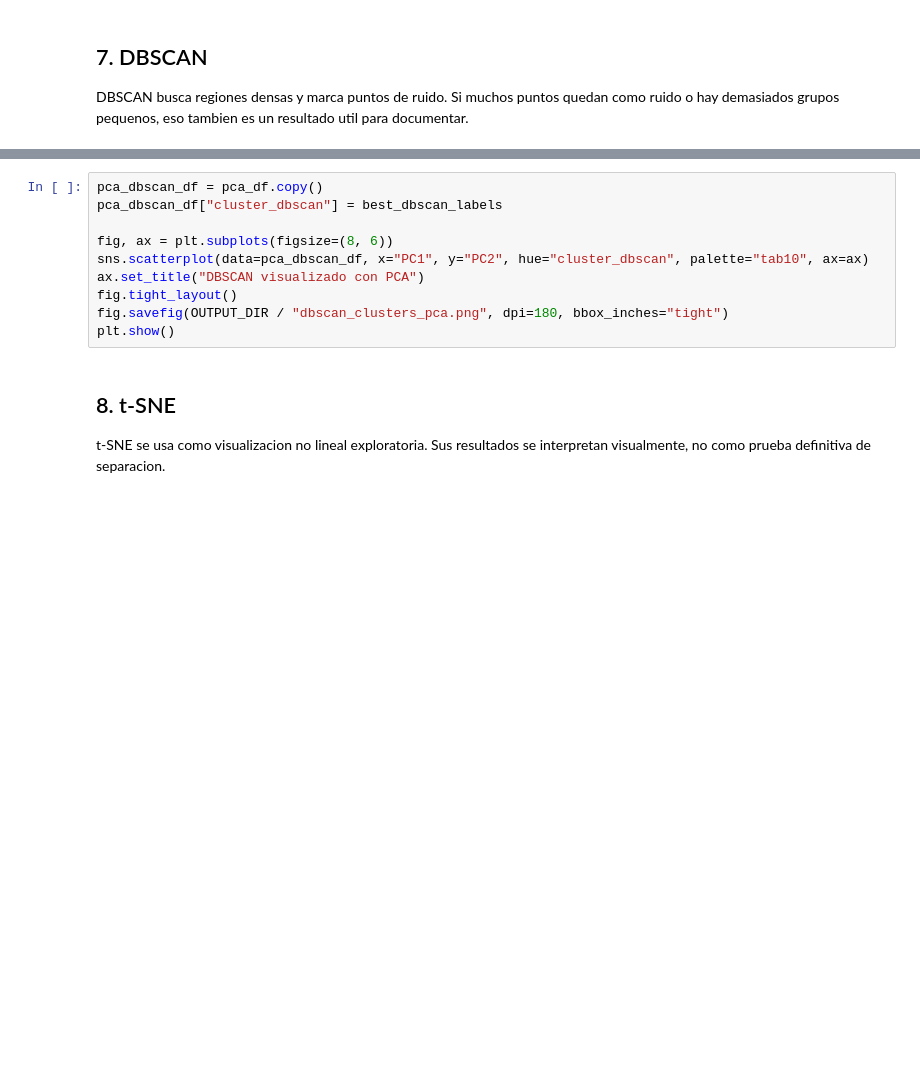
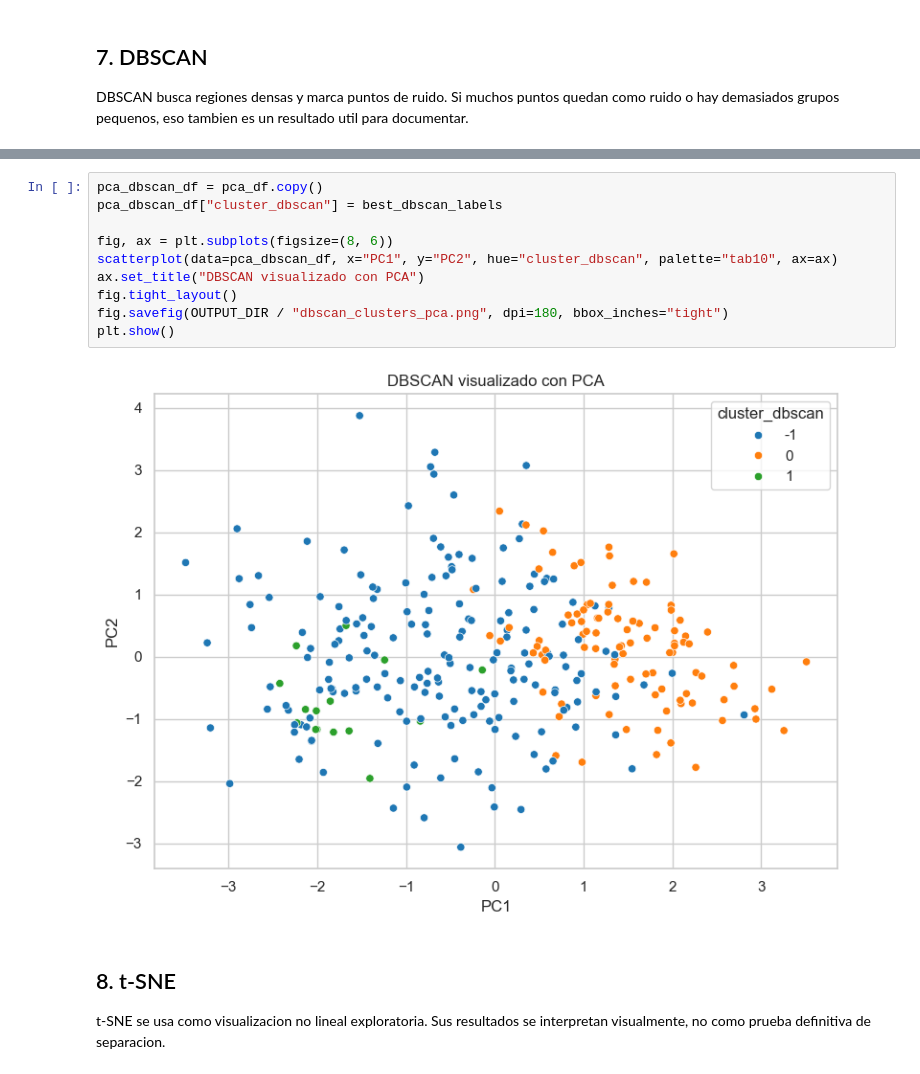
Before and after one commit to JD3M0N/ML, a Jupyter notebook: mundial_project/notebooks/02_aprendizaje_no_supervisado.ipynb, the cells around one changed output, grey strips where cells are left out. Saved outputs shown, nothing was run; the diff lists cells and outputs as text; blank space fills up the shorter version.

```diff
--- a/mundial_project/notebooks/02_aprendizaje_no_supervisado.ipynb
+++ b/mundial_project/notebooks/02_aprendizaje_no_supervisado.ipynb
@@ -271,13 +405,15 @@ if best_dbscan_labels is None:
 # %%
 pca_dbscan_df = pca_df.copy()
 pca_dbscan_df["cluster_dbscan"] = best_dbscan_labels
 
 fig, ax = plt.subplots(figsize=(8, 6))
-sns.scatterplot(data=pca_dbscan_df, x="PC1", y="PC2", hue="cluster_dbscan", palette="tab10", ax=ax)
+scatterplot(data=pca_dbscan_df, x="PC1", y="PC2", hue="cluster_dbscan", palette="tab10", ax=ax)
 ax.set_title("DBSCAN visualizado con PCA")
 fig.tight_layout()
 fig.savefig(OUTPUT_DIR / "dbscan_clusters_pca.png", dpi=180, bbox_inches="tight")
 plt.show()
+# %% [output]
+[figure, added]
 # %% [markdown]
 ## 8. t-SNE
 
```
Also changed, not shown: parts of 12 cells of this notebook, 10 other files.
